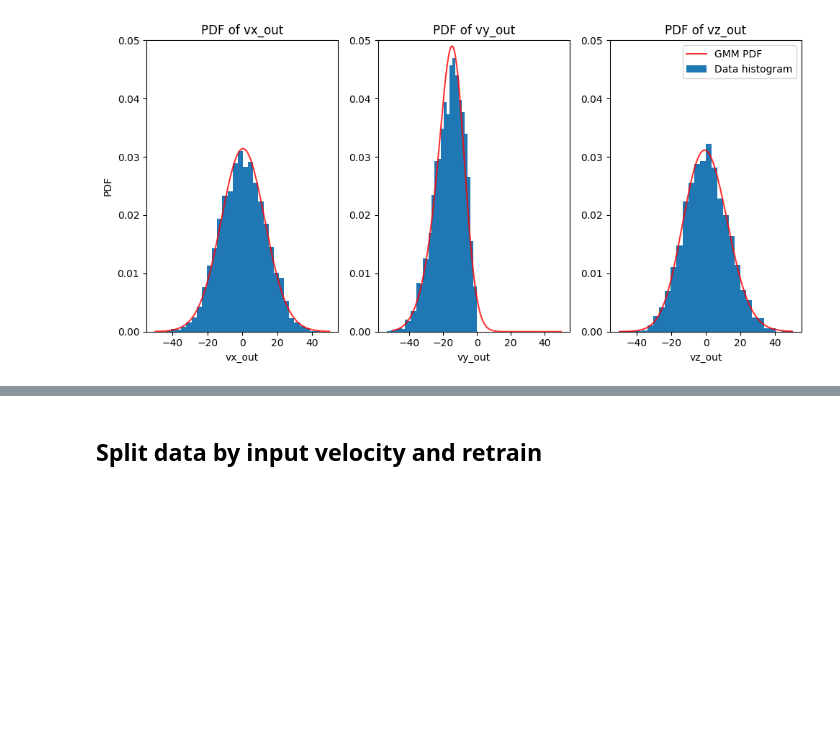
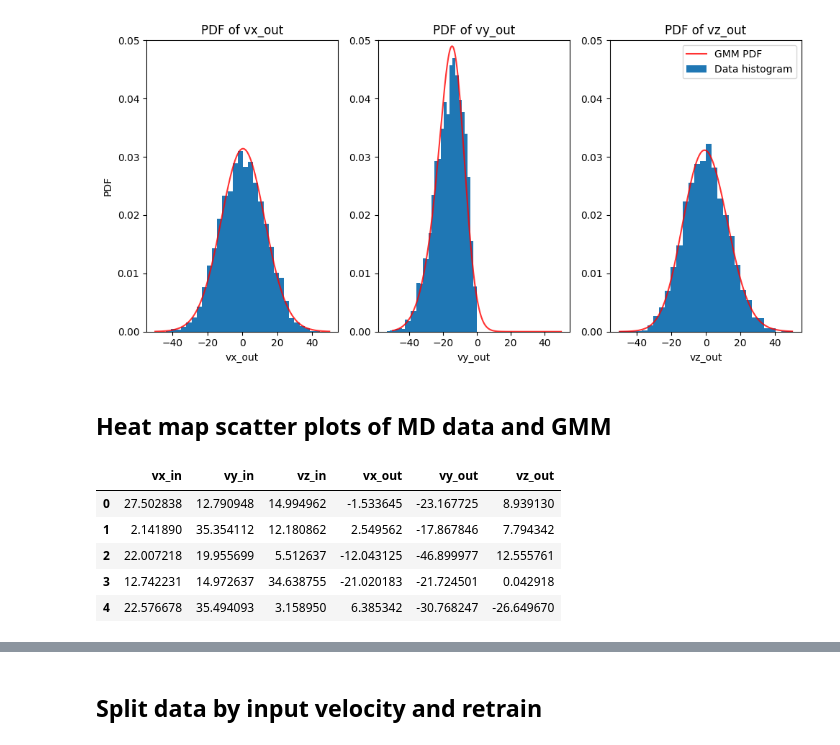
Before and after one commit to QuintenTijn/4AI000_Heat_and_flow, a Jupyter notebook: Materials_for_ML_assigment_2025/GMM_testing_notebook.ipynb, the cells around one changed output, grey strips where cells are left out. Saved outputs shown, nothing was run; the diff lists cells and outputs as text; code cells hidden in the pictures; blank space fills up the shorter version.

```diff
--- a/Materials_for_ML_assigment_2025/GMM_testing_notebook.ipynb
+++ b/Materials_for_ML_assigment_2025/GMM_testing_notebook.ipynb
@@ -316,3 +315,17 @@ fig.tight_layout()
 plt.show()
 # %% [output]
 [figure]
+# %% [markdown]
+## Heat map scatter plots of MD data and GMM
+# %%
+# Generate samples from the GMM model
+samples = gmm_model.sample(n_samples=len(X_df))
+samples_df = pd.DataFrame(samples[0], columns=['vx_in', 'vy_in', 'vz_in', 'vx_out', 'vy_out', 'vz_out'])
+samples_df.head()
+# %% [output]
+|  | vx_in | vy_in | vz_in | vx_out | vy_out | vz_out |
+| 0 | 27.502838 | 12.790948 | 14.994962 | -1.533645 | -23.167725 | 8.939130 |
+| 1 | 2.141890 | 35.354112 | 12.180862 | 2.549562 | -17.867846 | 7.794342 |
+| 2 | 22.007218 | 19.955699 | 5.512637 | -12.043125 | -46.899977 | 12.555761 |
+| 3 | 12.742231 | 14.972637 | 34.638755 | -21.020183 | -21.724501 | 0.042918 |
+| 4 | 22.576678 | 35.494093 | 3.158950 | 6.385342 | -30.768247 | -26.649670 |
```
Also changed, not shown: parts of 6 cells of this notebook.
